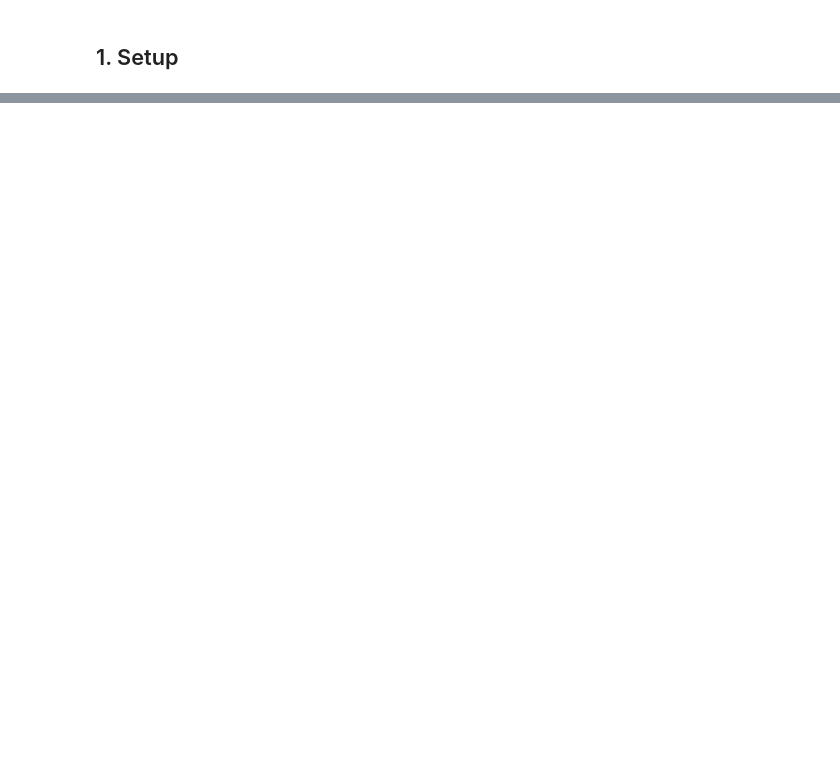
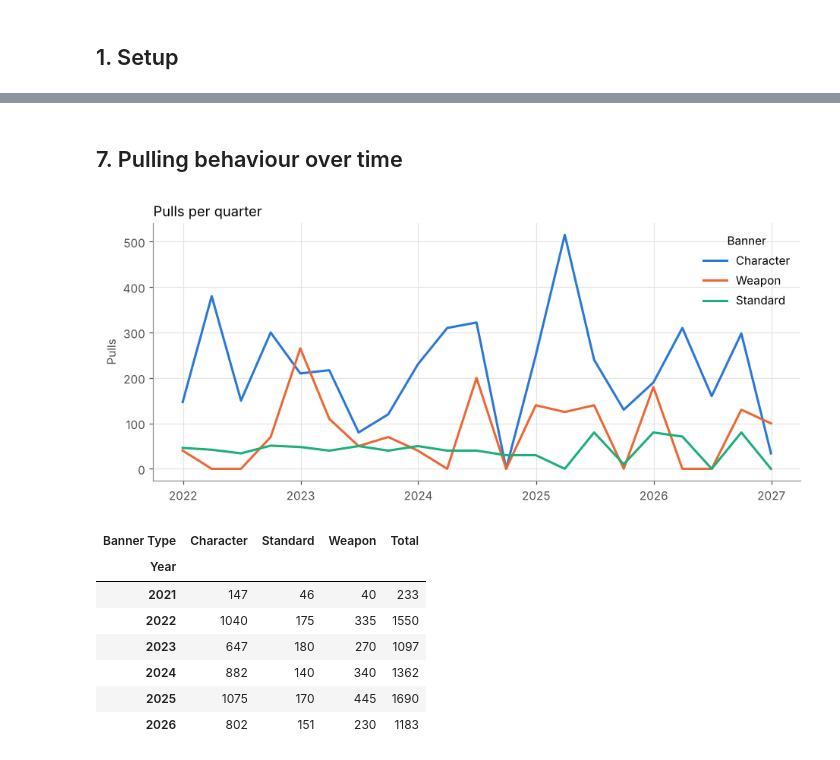
Before and after one commit to kaigerodzm/Genshin-Wish-Analysis, a Jupyter notebook: analisis_wish_genshin.ipynb, the cells around one changed output, grey strips where cells are left out. Cells and saved outputs as stored; diff of their text form; code cells hidden in the pictures; blank space fills up the shorter version.

```diff
--- a/analisis_wish_genshin.ipynb
+++ b/analisis_wish_genshin.ipynb
@@ -346,0 +265,29 @@ apakah win rate 50/50 berbeda signifikan dari 50% (*binomial test*).
+# %% [markdown]
+## 7. Pulling behaviour over time
+# %%
+per_quarter = (df.set_index("Time").groupby("Banner Type").resample("QE").size()
+                 .unstack(0).fillna(0))
+
+fig, ax = plt.subplots(figsize=(10, 4))
+colors = {"Character": BLUE, "Weapon": ORANGE, "Standard": AQUA}
+for col in ["Character", "Weapon", "Standard"]:
+    if col in per_quarter:
+        ax.plot(per_quarter.index, per_quarter[col], label=col, color=colors[col], linewidth=2)
+ax.set_title("Pulls per quarter", loc="left", fontsize=12)
+ax.set_ylabel("Pulls")
+ax.legend(frameon=False, title="Banner")
+plt.show()
+
+per_year = df.groupby([df["Time"].dt.year.rename("Year"), "Banner Type"]).size().unstack(fill_value=0)
+per_year["Total"] = per_year.sum(axis=1)
+per_year
+# %% [output]
+[figure, added]
+| Banner Type | Character | Standard | Weapon | Total |
+| Year |  |  |  |  |
+| 2021 | 147 | 46 | 40 | 233 |
+| 2022 | 1040 | 175 | 335 | 1550 |
+| 2023 | 647 | 180 | 270 | 1097 |
+| 2024 | 882 | 140 | 340 | 1362 |
+| 2025 | 1075 | 170 | 445 | 1690 |
+| 2026 | 802 | 151 | 230 | 1183 |
```
Also changed, not shown: parts of 46 cells of this notebook, 5 other files.
